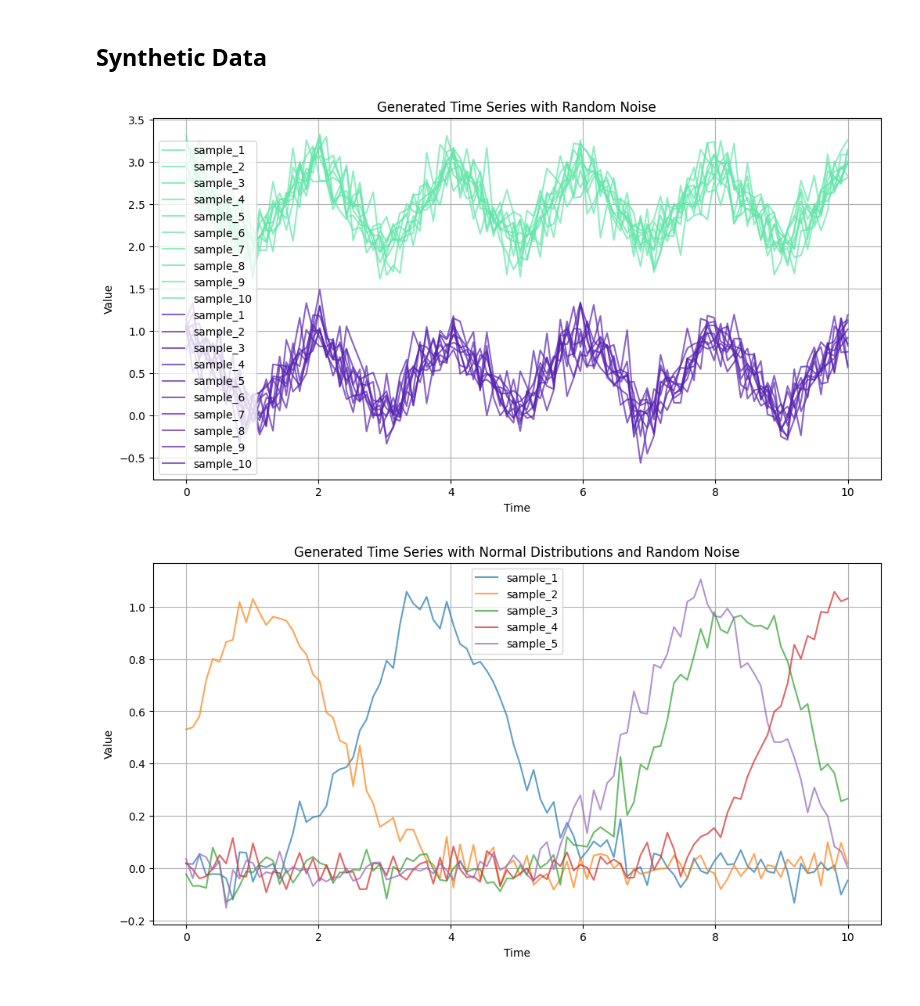
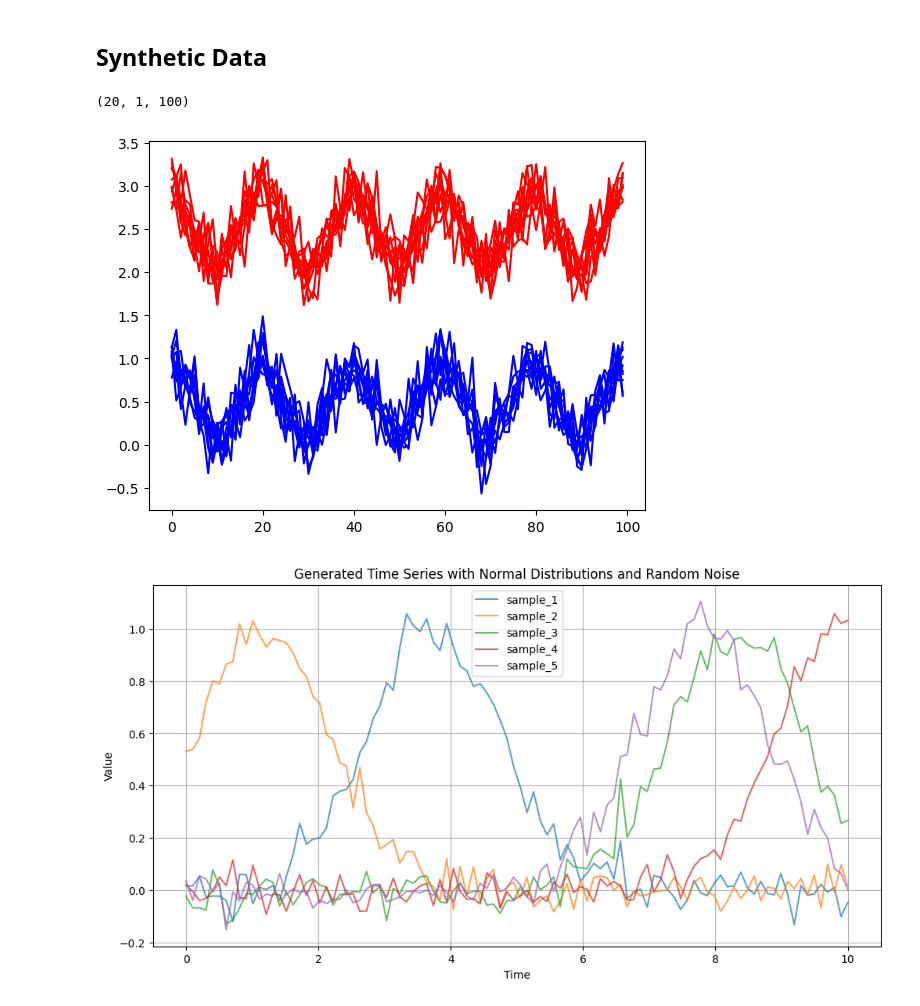
Before and after one commit to Nia3324/Morphing, a Jupyter notebook: main.ipynb, the cells around one changed output. Drawn from its saved outputs; the diff is of its cells as text; code cells hidden in the pictures.

```diff
--- a/main.ipynb
+++ b/main.ipynb
@@ -764,7 +764,7 @@ def generate_timeseries_dataset(n_samples, n_timepoints, base_functions, frequen
     return df
 # %%
 # Generate dataset
-data1 = generate_timeseries_dataset(
+data0 = generate_timeseries_dataset(
     n_samples=10,
     n_timepoints=100,
     base_functions=['sawtooth'],
@@ -774,7 +774,7 @@ data1 = generate_timeseries_dataset(
     shift=2
 )
 
-data2 = generate_timeseries_dataset(
+data1 = generate_timeseries_dataset(
     n_samples=10,
     n_timepoints=100,
     base_functions=['sawtooth'],
@@ -784,24 +784,52 @@ data2 = generate_timeseries_dataset(
 )
 
 
-colors = ['#61E6AA', '#5722B1']
-plt.figure(figsize=(12, 6))
-for col in data1.columns:
-    if col != 'time':
-        plt.plot(data1['time'], data1[col], label=col, alpha=0.7, color=colors[0])
-
-for col in data2.columns:
-    if col != 'time':
-        plt.plot(data2['time'], data2[col], label=col, alpha=0.7, color=colors[1])
-
-plt.title('Generated Time Series with Random Noise')
-plt.xlabel('Time')
-plt.ylabel('Value')
-plt.legend()
-plt.grid(True)
-plt.show()
+#colors = ['#61E6AA', '#5722B1']
+#plt.figure(figsize=(12, 6))
+#for col in data1.columns:
+#    if col != 'time':
+#        plt.plot(data1['time'], data1[col], label=col, alpha=0.7, color=colors[0])
+#
+#for col in data2.columns:
+#    if col != 'time':
+#        plt.plot(data2['time'], data2[col], label=col, alpha=0.7, color=colors[1])
+#
+#plt.title('Generated Time Series with Random Noise')
+#plt.xlabel('Time')
+#plt.ylabel('Value')
+#plt.legend()
+#plt.grid(True)
+#plt.show()
-# %% [output]
-[figure, removed]
+# %%
+class0 = data0
+class1 = data1
+
+X_class0 = class0.drop('time', axis=1).T
+X_class1 = class1.drop('time', axis=1).T
+
+X = pd.concat([X_class0, X_class1])
+X = X.values
+
+# Create labels
+y_class0 = np.zeros(X_class0.shape[0])
+y_class1 = np.ones(X_class1.shape[0])
+y = np.concatenate([y_class0, y_class1])
+
+# Shuffle the data
+shuffle_idx = np.random.permutation(len(y))
+X =  X[shuffle_idx]
+X = np.expand_dims(X, axis=1)
+y =  y[shuffle_idx]
+# %%
+X.shape
+# %% [output]
+(20, 1, 100)
+# %%
+col = ['red', 'blue']
+for i in range(X.shape[0]):
+    plt.plot(X.iloc[i], color=col[int(y[i])])
+# %% [output]
+[figure, added]
 # %%
 data1 = data1.drop('time', axis=1).values
 data1 = np.expand_dims(data1, axis=1)
```
Also changed, not shown: parts of 3 cells of this notebook, 5 other files.
